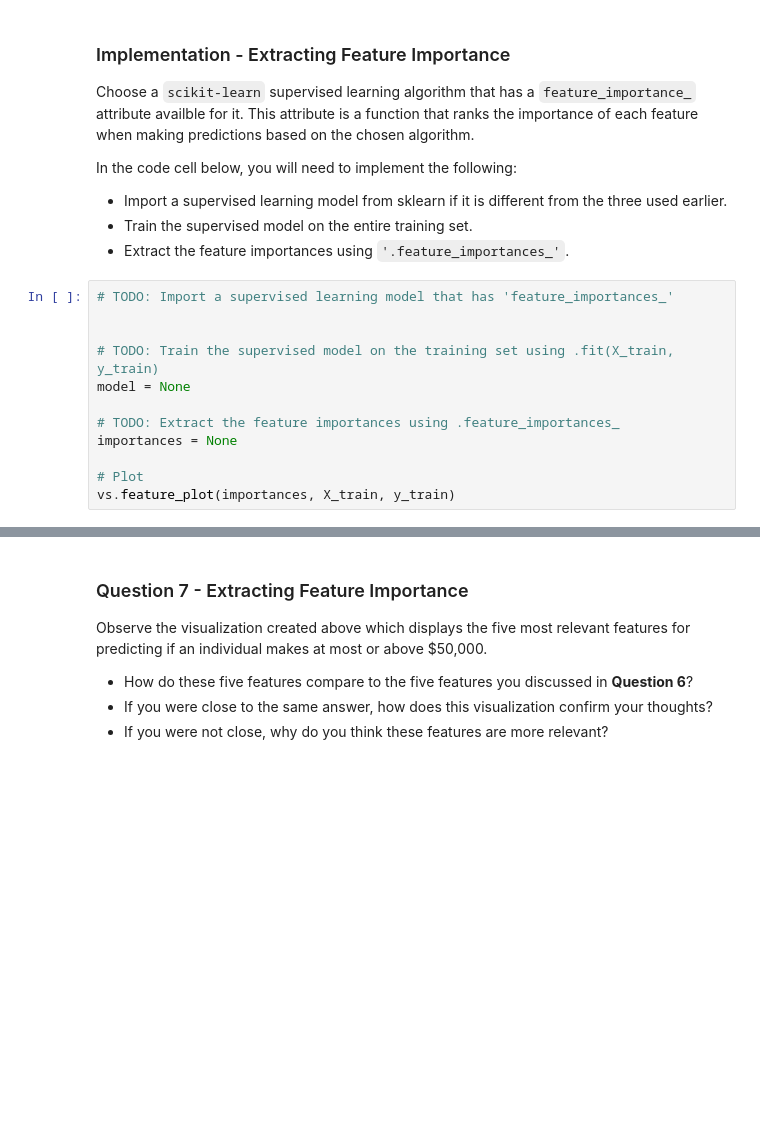
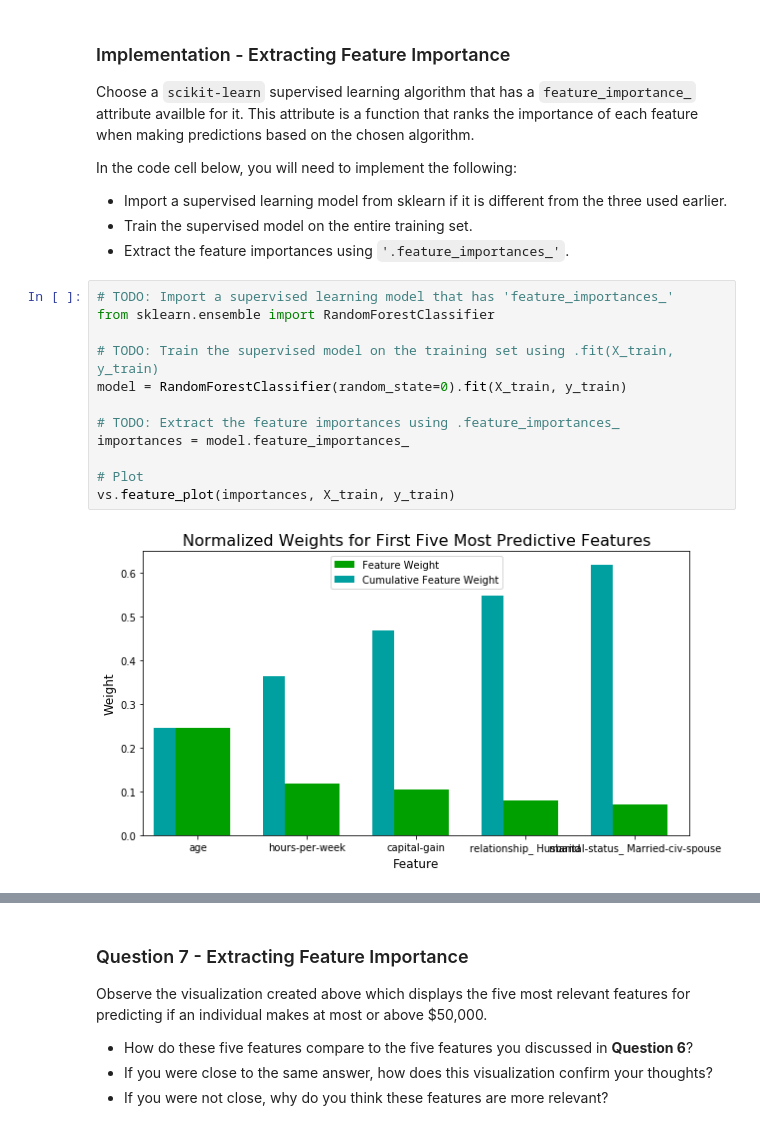
Before and after one commit to KengoA/machine-learning, a Jupyter notebook: projects/finding_donors/finding_donors.ipynb, the cells around one changed output, grey strips where cells are left out. Saved outputs shown, nothing was run; the diff lists cells and outputs as text; blank space fills up the shorter version.

```diff
--- a/projects/finding_donors/finding_donors.ipynb
+++ b/projects/finding_donors/finding_donors.ipynb
@@ -530,13 +569,15 @@ In the code cell below, you will need to implement the following:
  - Extract the feature importances using `'.feature_importances_'`.
 # %%
 # TODO: Import a supervised learning model that has 'feature_importances_'
-
+from sklearn.ensemble import RandomForestClassifier
 
 # TODO: Train the supervised model on the training set using .fit(X_train, y_train)
-model = None
+model = RandomForestClassifier(random_state=0).fit(X_train, y_train)
 
 # TODO: Extract the feature importances using .feature_importances_
-importances = None
+importances = model.feature_importances_
 
 # Plot
 vs.feature_plot(importances, X_train, y_train)
+# %% [output]
+[figure, added]
```
Also changed, not shown: parts of 5 cells of this notebook.
